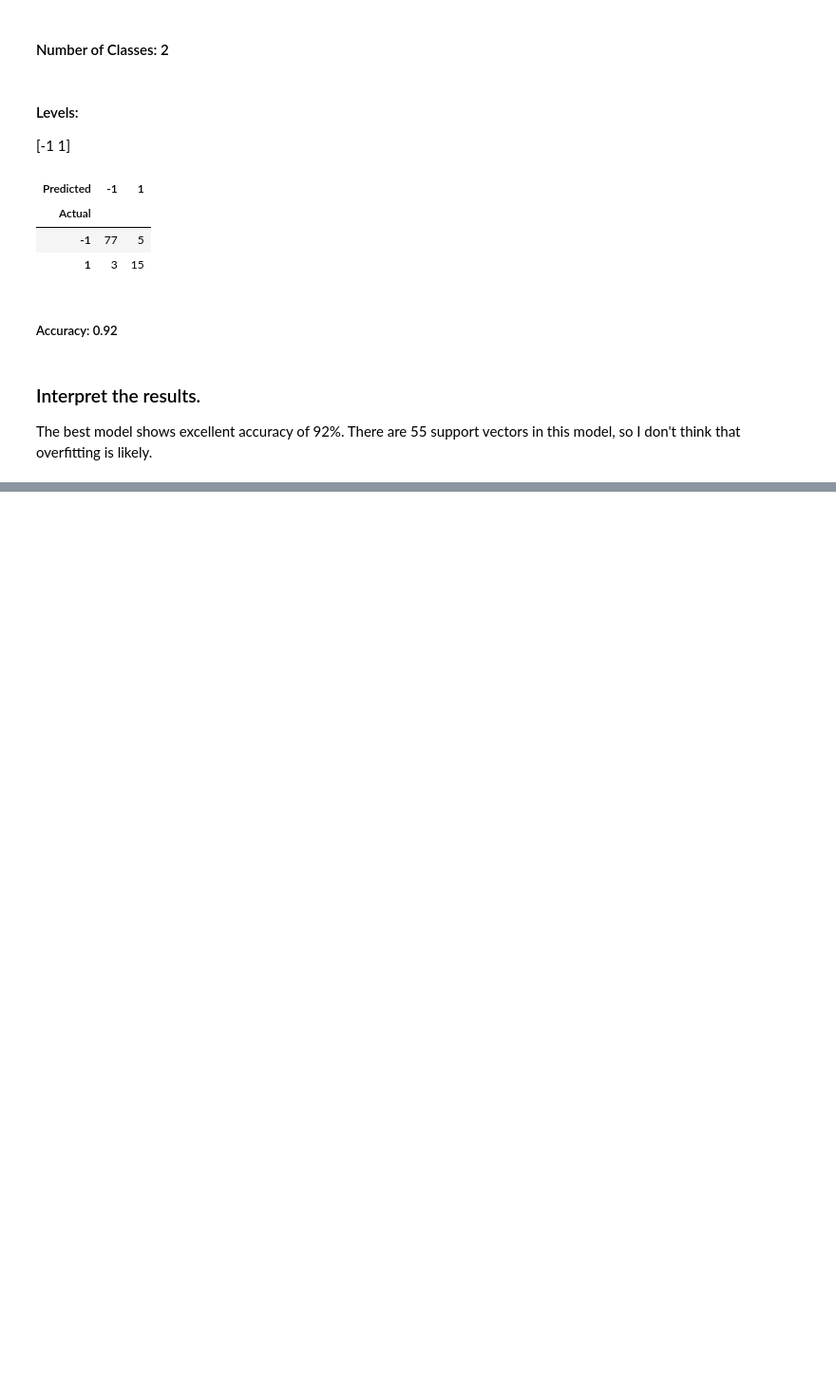
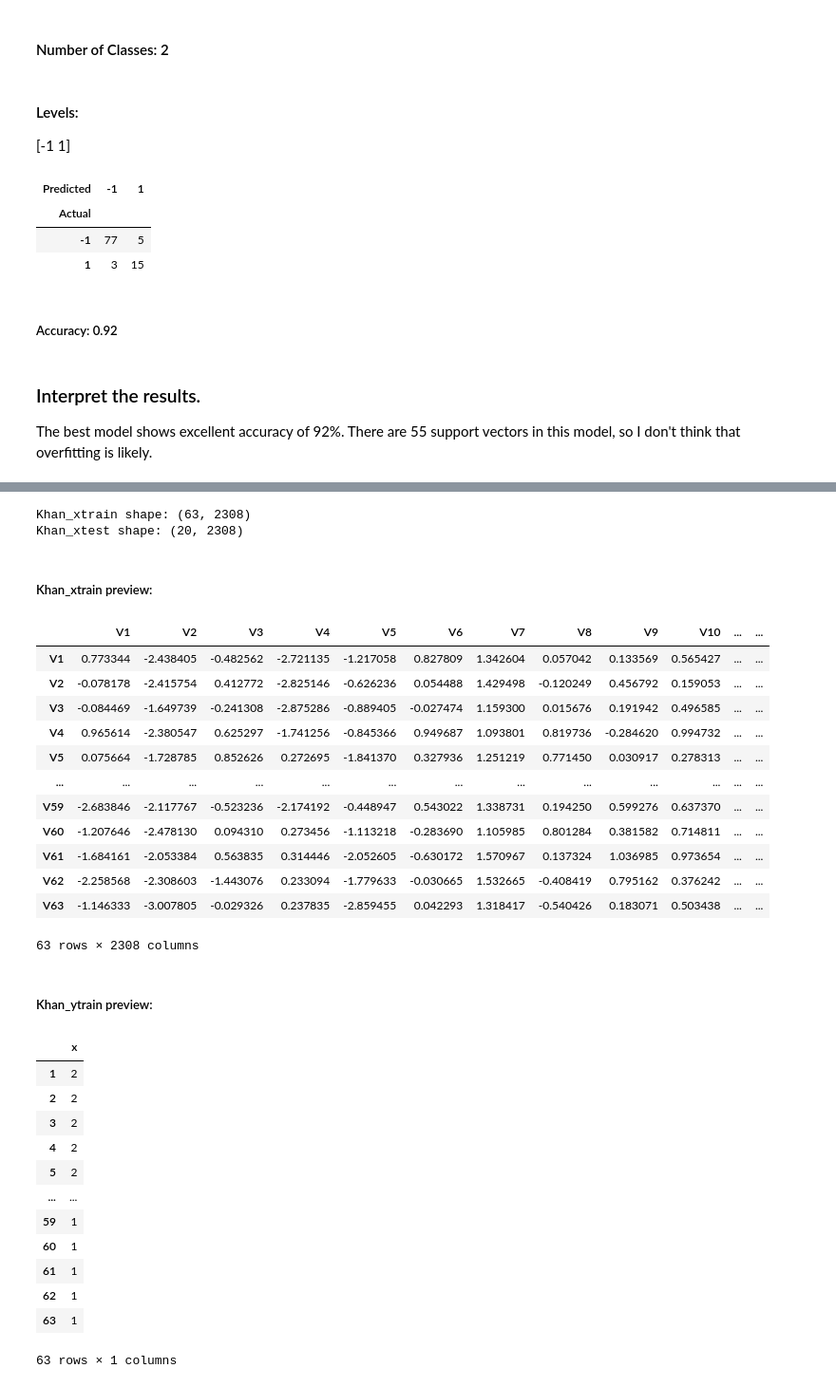
Before and after one commit to shevchenkobn/ml-practice, a Jupyter notebook: a7/a7.ipynb, the cells around one changed output, grey strips where cells are left out. Shown at 95% size. Drawn from its saved outputs; the diff is of its cells as text; code cells hidden in the pictures; blank space fills up the shorter version.

Commit message:
A7: Finish 1.2.4, refactor colors on plots, start 1.2.5, load & explore Khan datasets.

```diff
--- a/a7/a7.ipynb
+++ b/a7/a7.ipynb
@@ -505,0 +632,40 @@ The best model shows excellent accuracy of 92%. There are 55 support vectors in
+# %%
+khan_train_x_df = pd.read_csv('./Khan_xtrain.csv', index_col=[0])
+khan_train_y_df = pd.read_csv('./Khan_ytrain.csv', index_col=[0])
+khan_test_x_df = pd.read_csv('./Khan_xtest.csv', index_col=[0])
+khan_test_y_df = pd.read_csv('./Khan_ytest.csv', index_col=[0])
+print(f'Khan_xtrain shape: {khan_train_x_df.shape}')
+print(f'Khan_xtest shape: {khan_test_x_df.shape}')
+display(Markdown('##### Khan_xtrain preview:'), khan_train_x_df)
+display(Markdown('##### Khan_ytrain preview:'), khan_train_y_df)
+# %% [output]
+Khan_xtrain shape: (63, 2308)
+Khan_xtest shape: (20, 2308)
+##### Khan_xtrain preview:
+|  | V1 | V2 | V3 | V4 | V5 | V6 | V7 | V8 | V9 | V10 | ... | ... |
+| V1 | 0.773344 | -2.438405 | -0.482562 | -2.721135 | -1.217058 | 0.827809 | 1.342604 | 0.057042 | 0.133569 | 0.565427 | ... | ... |
+| V2 | -0.078178 | -2.415754 | 0.412772 | -2.825146 | -0.626236 | 0.054488 | 1.429498 | -0.120249 | 0.456792 | 0.159053 | ... | ... |
+| V3 | -0.084469 | -1.649739 | -0.241308 | -2.875286 | -0.889405 | -0.027474 | 1.159300 | 0.015676 | 0.191942 | 0.496585 | ... | ... |
+| V4 | 0.965614 | -2.380547 | 0.625297 | -1.741256 | -0.845366 | 0.949687 | 1.093801 | 0.819736 | -0.284620 | 0.994732 | ... | ... |
+| V5 | 0.075664 | -1.728785 | 0.852626 | 0.272695 | -1.841370 | 0.327936 | 1.251219 | 0.771450 | 0.030917 | 0.278313 | ... | ... |
+| ... | ... | ... | ... | ... | ... | ... | ... | ... | ... | ... | ... | ... |
+| V59 | -2.683846 | -2.117767 | -0.523236 | -2.174192 | -0.448947 | 0.543022 | 1.338731 | 0.194250 | 0.599276 | 0.637370 | ... | ... |
+| V60 | -1.207646 | -2.478130 | 0.094310 | 0.273456 | -1.113218 | -0.283690 | 1.105985 | 0.801284 | 0.381582 | 0.714811 | ... | ... |
+| V61 | -1.684161 | -2.053384 | 0.563835 | 0.314446 | -2.052605 | -0.630172 | 1.570967 | 0.137324 | 1.036985 | 0.973654 | ... | ... |
+| V62 | -2.258568 | -2.308603 | -1.443076 | 0.233094 | -1.779633 | -0.030665 | 1.532665 | -0.408419 | 0.795162 | 0.376242 | ... | ... |
+| V63 | -1.146333 | -3.007805 | -0.029326 | 0.237835 | -2.859455 | 0.042293 | 1.318417 | -0.540426 | 0.183071 | 0.503438 | ... | ... |
+63 rows × 2308 columns
+##### Khan_ytrain preview:
+|  | x |
+| 1 | 2 |
+| 2 | 2 |
+| 3 | 2 |
+| 4 | 2 |
+| 5 | 2 |
+| ... | ... |
+| 59 | 1 |
+| 60 | 1 |
+| 61 | 1 |
+| 62 | 1 |
+| 63 | 1 |
+63 rows × 1 columns
```
Also changed, not shown: parts of 18 cells of this notebook, 4 other files.
